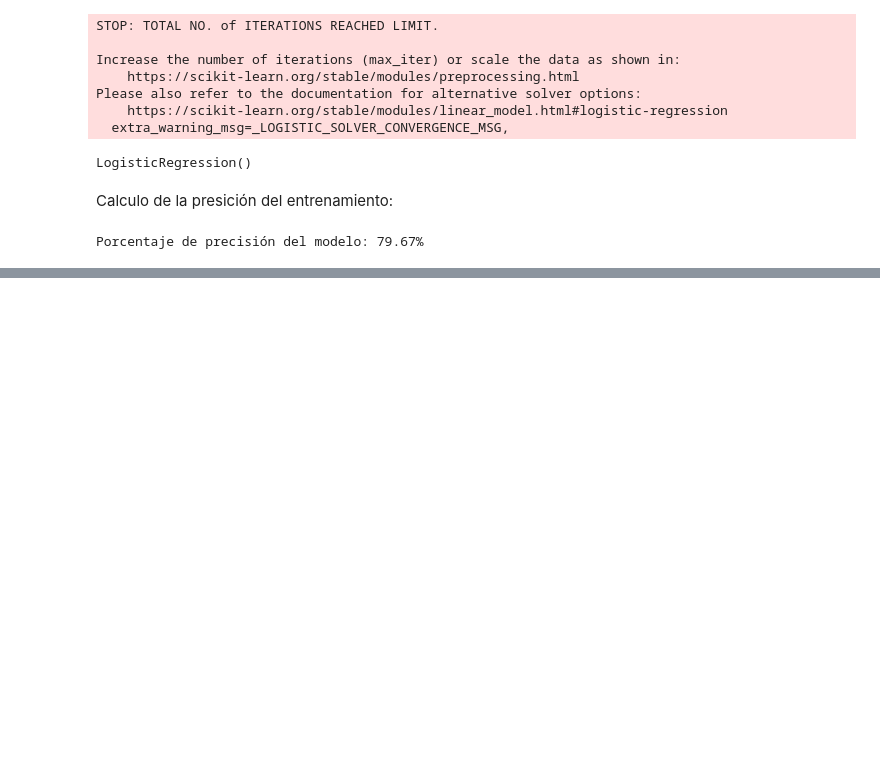
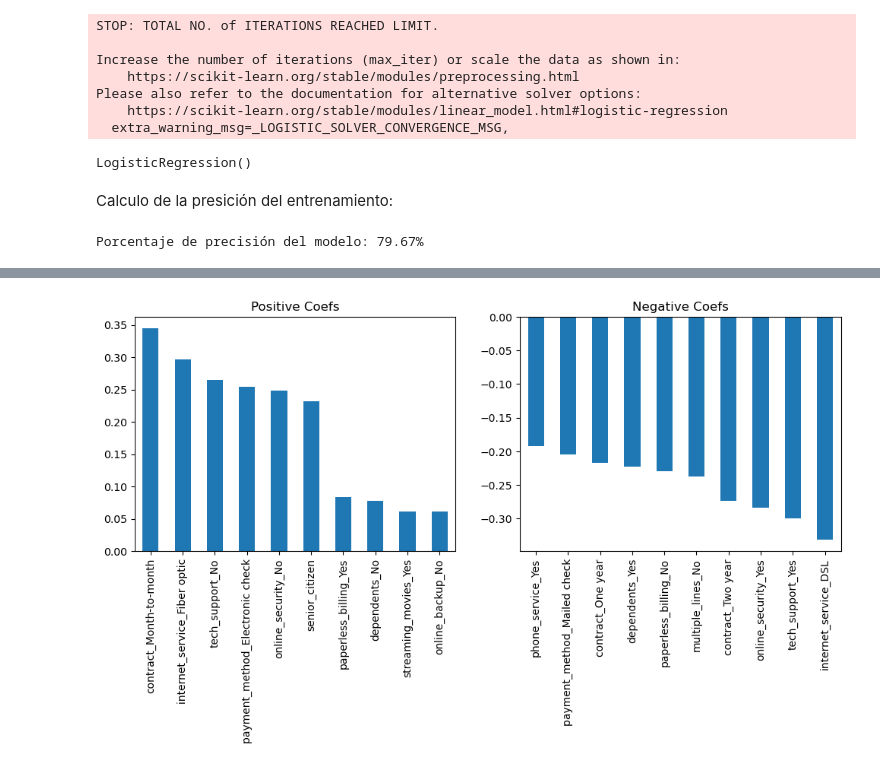
Before and after one commit to pahoalapizco/regression_with_python, a Jupyter notebook: notebooks/logistic-regression/1.0-logistic-regresion_python-customer_churn_clisifier.ipynb, the cells around one changed output, grey strips where cells are left out. Saved outputs shown, nothing was run; the diff lists cells and outputs as text; code cells hidden in the pictures; blank space fills up the shorter version.

```diff
--- a/notebooks/logistic-regression/1.0-logistic-regresion_python-customer_churn_clisifier.ipynb
+++ b/notebooks/logistic-regression/1.0-logistic-regresion_python-customer_churn_clisifier.ipynb
@@ -369,0 +406,26 @@ model.score(X_test, y_test)
+# %%
+weights = pd.Series(model.coef_[0], index=model.feature_names_in_)
+
+fig, axes = plt.subplots(nrows=1, ncols=2, figsize=(12,4))
+
+(
+  weights.sort_values(ascending=False)[:10]
+    .plot(
+      kind="bar",
+      ax=axes[0],
+      title="Positive Coefs"
+    )
+)
+
+(
+  weights.sort_values(ascending=False)[-10:]
+    .plot(
+      kind="bar",
+      ax=axes[1],
+      title="Negative Coefs"
+    )
+)
+
+plt.show()
+# %% [output]
+[figure, added]
```
Also changed, not shown: parts of 10 cells of this notebook.
